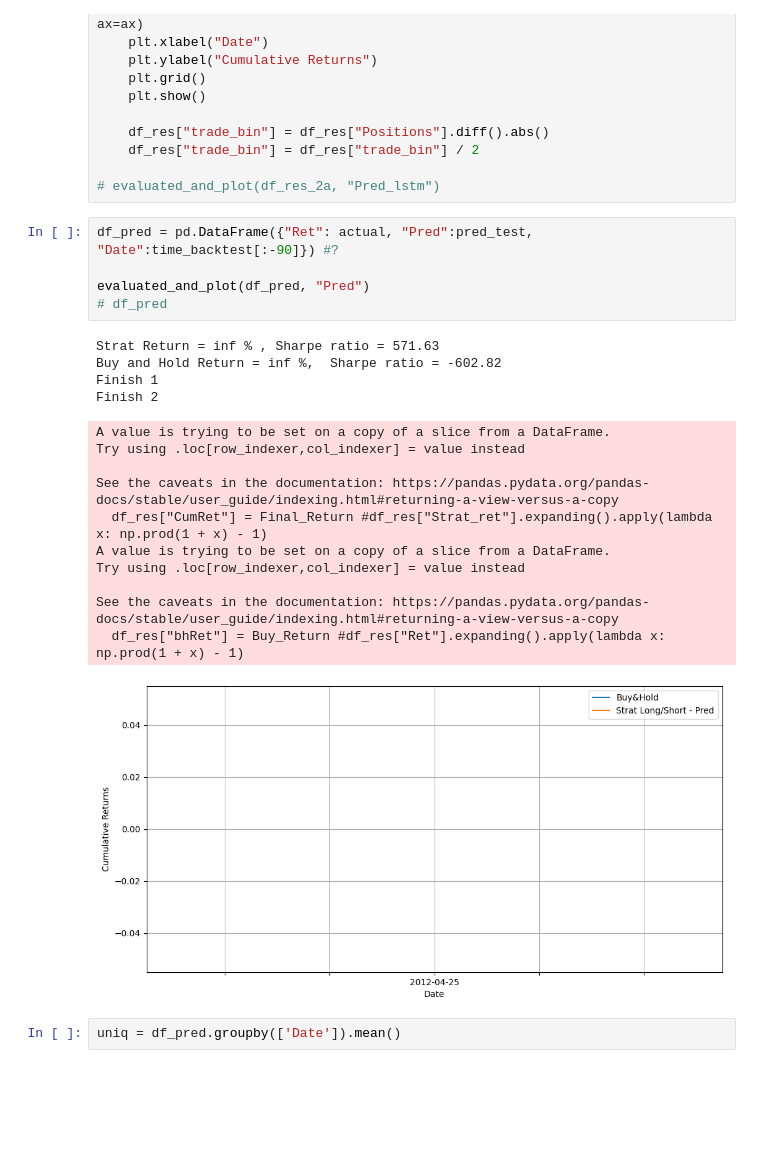
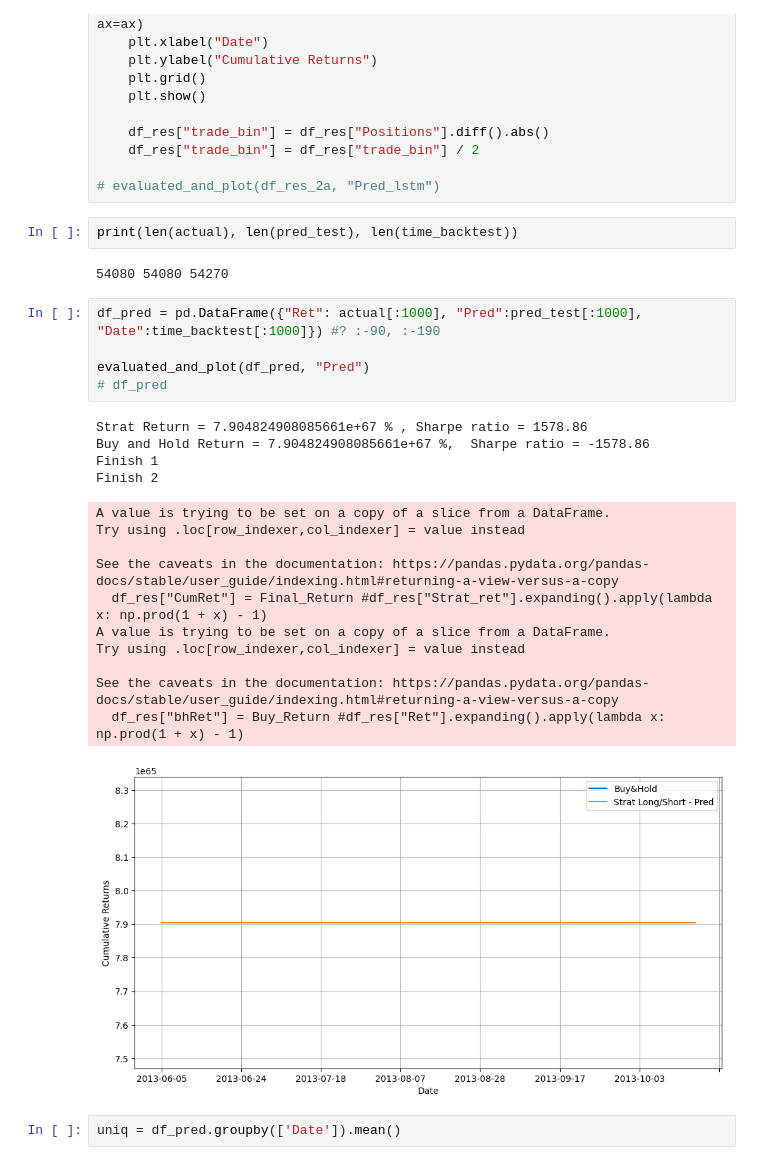
Before and after one commit to gregiberri/llm_financial_sentiment_analysis, a Jupyter notebook: notebooks/7_stock_prediction.ipynb, the cells around one changed output. Drawn from its saved outputs; the diff is of its cells as text; blank space fills up the shorter version.

Commit message:
Adding backtest visualization

```diff
--- a/notebooks/7_stock_prediction.ipynb
+++ b/notebooks/7_stock_prediction.ipynb
@@ -930,27 +930,31 @@ def evaluated_and_plot(df_res, pred_column):
     df_res["trade_bin"] = df_res["trade_bin"] / 2
 
 # evaluated_and_plot(df_res_2a, "Pred_lstm")
+# %%
+print(len(actual), len(pred_test), len(time_backtest))
+# %% [output]
+54080 54080 54270
 # %%
-df_pred = pd.DataFrame({"Ret": actual, "Pred":pred_test, "Date":time_backtest[:-90]}) #?
+df_pred = pd.DataFrame({"Ret": actual[:1000], "Pred":pred_test[:1000], "Date":time_backtest[:1000]}) #? :-90, :-190
 
 evaluated_and_plot(df_pred, "Pred")
 # df_pred
 # %% [output]
-Strat Return = inf % , Sharpe ratio = 571.63
-Buy and Hold Return = inf %,  Sharpe ratio = -602.82
+Strat Return = 7.904824908085661e+67 % , Sharpe ratio = 1578.86
+Buy and Hold Return = 7.904824908085661e+67 %,  Sharpe ratio = -1578.86
 Finish 1
 Finish 2
 A value is trying to be set on a copy of a slice from a DataFrame.
 Try using .loc[row_indexer,col_indexer] = value instead
 
 See the caveats in the documentation: https://pandas.pydata.org/pandas-docs/stable/user_guide/indexing.html#returning-a-view-versus-a-copy
   df_res["CumRet"] = Final_Return #df_res["Strat_ret"].expanding().apply(lambda x: np.prod(1 + x) - 1)
 A value is trying to be set on a copy of a slice from a DataFrame.
 Try using .loc[row_indexer,col_indexer] = value instead
 
 See the caveats in the documentation: https://pandas.pydata.org/pandas-docs/stable/user_guide/indexing.html#returning-a-view-versus-a-copy
   df_res["bhRet"] = Buy_Return #df_res["Ret"].expanding().apply(lambda x: np.prod(1 + x) - 1)
-[figure, old version]
+[figure, new version]
 # %%
 uniq = df_pred.groupby(['Date']).mean()
 # %%
```
Also changed, not shown: parts of 1 cell of this notebook, 3 other files.
